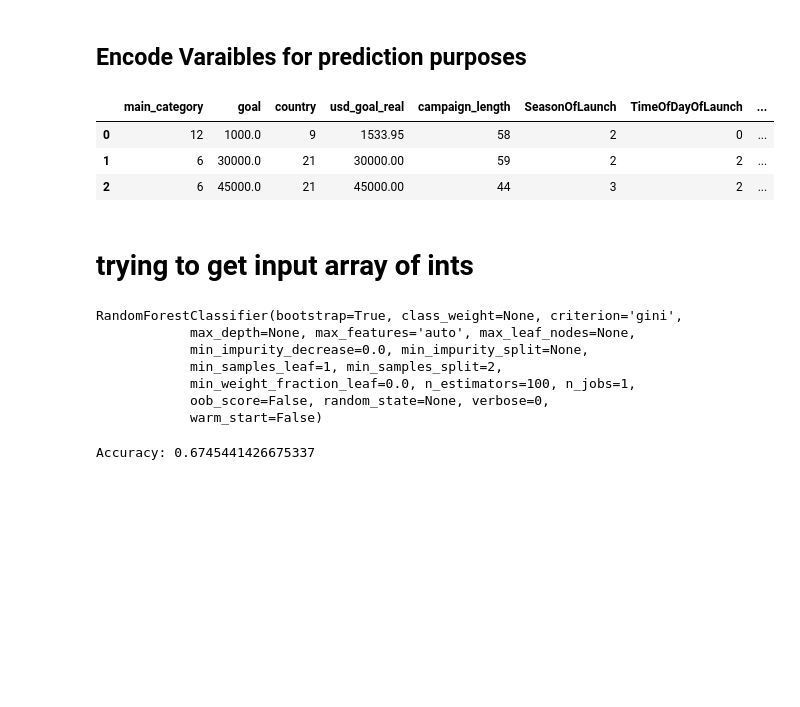
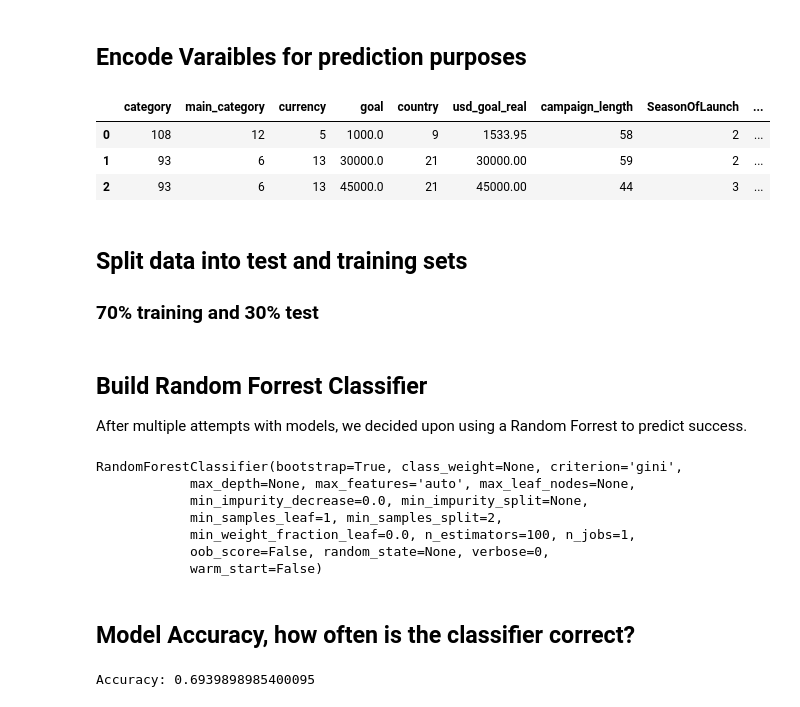
Before and after one commit to hannah-ross/dataforgood, a Jupyter notebook: Modeling Script _ James version.ipynb, the cells around one changed output. Saved outputs shown, nothing was run; the diff lists cells and outputs as text; code cells hidden in the pictures; blank space fills up the shorter version.

```diff
--- a/Modeling Script _ James version.ipynb
+++ b/Modeling Script _ James version.ipynb
@@ -29,6 +31,7 @@ ks = pd.read_csv("/Users/JamesW/Desktop/Github Repository/dataforgood/data/ks-pr
 # %% [markdown]
 ## Create New Variables
 # %%
+ks["success"] = np.where(ks['state'] == 'successful', True, False)
 ks['launched'] = pd.to_datetime(ks['launched'])
 ks['deadline'] = pd.to_datetime(ks['deadline'])
 ks['campaign_length']= (ks.deadline -ks.launched).astype(str).str.slice(0,2).astype(int)
@@ -44,10 +47,7 @@ ks['TimeOfDayOfLaunch'] = pd.cut(
 )
 ks['year'] = ks.launched.dt.year
 ks['hourofday'] = ks.launched.dt.hour
-ks["success"] = np.where(ks['state'] == 'successful', True, False)
-ks['US'] = np.where(ks.country=='US', 1,0)
 ks['length_chars'] = ks.name.str.len()
-ks['word_count'] = ks['name'].str.split().apply(len)
+ks['word_count'] = ks['name'].str.split().str.len()
 ks['contains_!'] = pd.get_dummies(ks.name.str.contains('!'), drop_first=True)
-ks['contains_?'] = pd.get_dummies(ks.name.str.contains(r'\?'), drop_first=True)
 ks['contains_title'] = pd.get_dummies(ks.name.str.istitle(), drop_first=True)
@@ -56,7 +56,7 @@ ks = ks.reset_index(drop=True)
 # %%
-ks.dropna(inplace = True) # REMOVE NAS CAUSE WHY NOT
-
-
-features = ks.drop(['success'],axis=1)
-features = features.drop(['pledged','currency','ID','name','category','deadline','launched','hourofday','backers',
+ks = ks.reset_index(drop=True)
+ks.dropna(inplace = True) # REMOVE NAS
+features = ks.drop(['success'],axis=1) # remove prediction column
+# drop features we can not use in prediction
+features = features.drop(['pledged','ID','name','deadline','launched','backers',
                           'usd pledged', 'usd_pledged_real','state'],axis=1)
@@ -72,20 +74,24 @@ features.head(3)
 # %%
 label_encoder = LabelEncoder()
 features["main_category"] = label_encoder.fit_transform(array(features["main_category"]))
+features["category"] = label_encoder.fit_transform(array(features["category"]))
+features["currency"] = label_encoder.fit_transform(array(features["currency"]))
 features["country"] = label_encoder.fit_transform(array(features["country"]))
 features["SeasonOfLaunch"] = label_encoder.fit_transform(array(features["SeasonOfLaunch"]))
 features["TimeOfDayOfLaunch"] = label_encoder.fit_transform(array(features["TimeOfDayOfLaunch"]))
-features["US"] = label_encoder.fit_transform(array(features["US"]))
 features["length_chars"] = label_encoder.fit_transform(array(features["length_chars"]))
 features["contains_!"] = label_encoder.fit_transform(array(features["contains_!"]))
-features["contains_?"] = label_encoder.fit_transform(array(features["contains_?"]))
 features["contains_title"] = label_encoder.fit_transform(array(features["contains_title"]))
 features["word_count"] = label_encoder.fit_transform(array(features["word_count"]))
-
+# Saving feature names for later use
+feature_list = list(features.columns)
 features.head(3)
 # %% [output]
-|  | main_category | goal | country | usd_goal_real | campaign_length | SeasonOfLaunch | TimeOfDayOfLaunch | ... |
-| 0 | 12 | 1000.0 | 9 | 1533.95 | 58 | 2 | 0 | ... |
-| 1 | 6 | 30000.0 | 21 | 30000.00 | 59 | 2 | 2 | ... |
-| 2 | 6 | 45000.0 | 21 | 45000.00 | 44 | 3 | 2 | ... |
+|  | category | main_category | currency | goal | country | usd_goal_real | campaign_length | SeasonOfLaunch | ... |
+| 0 | 108 | 12 | 5 | 1000.0 | 9 | 1533.95 | 58 | 2 | ... |
+| 1 | 93 | 6 | 13 | 30000.0 | 21 | 30000.00 | 59 | 2 | ... |
+| 2 | 93 | 6 | 13 | 45000.0 | 21 | 45000.00 | 44 | 3 | ... |
+# %% [markdown]
+## Split data into test and training sets
+###  70% training and 30% test
 # %%
@@ -97,3 +99,4 @@ X_train,X_test,Y_train,Y_test = train_test_split(features,
-# %% [markdown]
-# trying to get input array of ints
+# %% [markdown]
+## Build Random Forrest Classifier
+After multiple attempts with models, we decided upon using a Random Forrest to predict success.
 # %%
@@ -113,6 +116,6 @@ Y_pred=clf.predict(X_test)
-# %%
-from sklearn import metrics
-# Model Accuracy, how often is the classifier correct?
-print("Accuracy:",metrics.accuracy_score(Y_test, Y_pred))
-# %% [output]
-Accuracy: 0.6745441426675337
+# %% [markdown]
+## Model Accuracy, how often is the classifier correct?
+# %%
+print("Accuracy:",metrics.accuracy_score(Y_test, Y_pred))
+# %% [output]
+Accuracy: 0.6939898985400095
```
Also changed, not shown: parts of 19 cells of this notebook.
